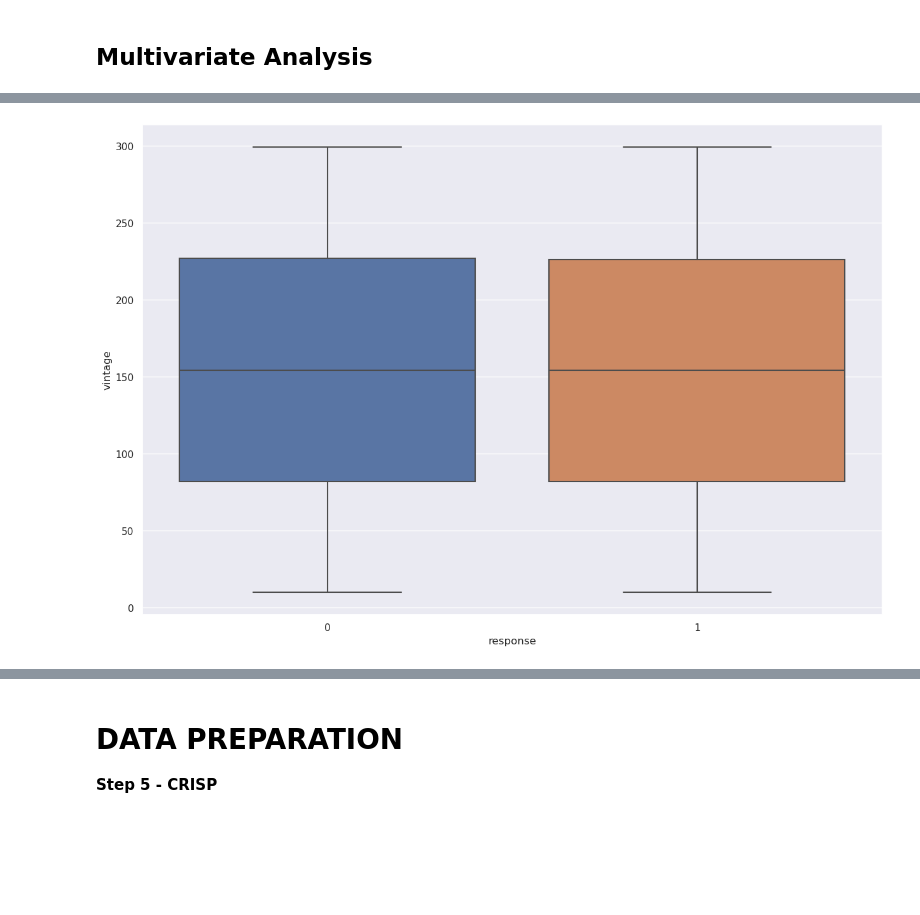
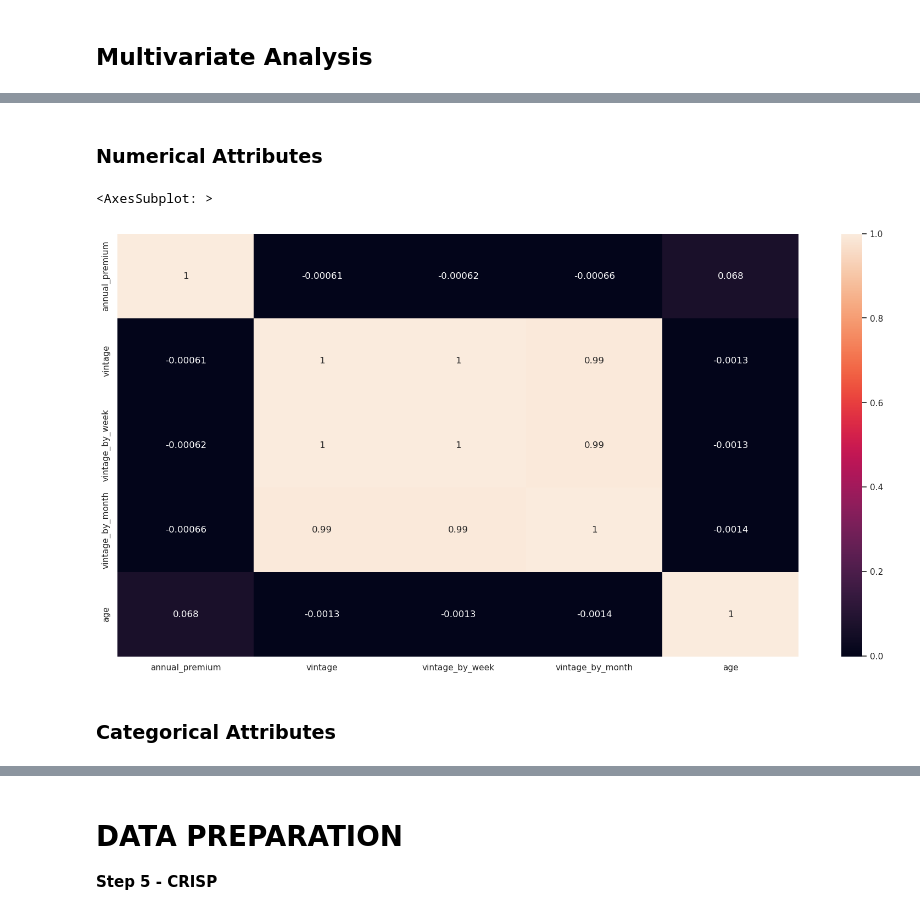
Before and after one commit to danieltodaDS/Health-Insurance-Cross-Sell, a Jupyter notebook: notebooks/1.0_dhrt_health_insurance_cross_sell.ipynb, the cells around one changed output, grey strips where cells are left out. Cells and saved outputs as stored; diff of their text form; code cells hidden in the pictures; blank space fills up the shorter version.

```diff
--- a/notebooks/1.0_dhrt_health_insurance_cross_sell.ipynb
+++ b/notebooks/1.0_dhrt_health_insurance_cross_sell.ipynb
@@ -931,6 +948,10 @@
-# %%
-# vintage
-aux1 = df4[['response', 'vintage']]
-sns.boxplot(data=aux1, x='response', y='vintage');
-# %% [output]
-[figure, removed]
+# %% [markdown]
+### Numerical Attributes
+# %%
+correlation = num_attributes.corr(method = 'pearson')
+sns.heatmap(correlation, annot=True )
+# %% [output]
+<AxesSubplot: >
+[figure, added]
+# %% [markdown]
+### Categorical Attributes
```
Also changed, not shown: parts of 7 cells of this notebook, 1 other file.
